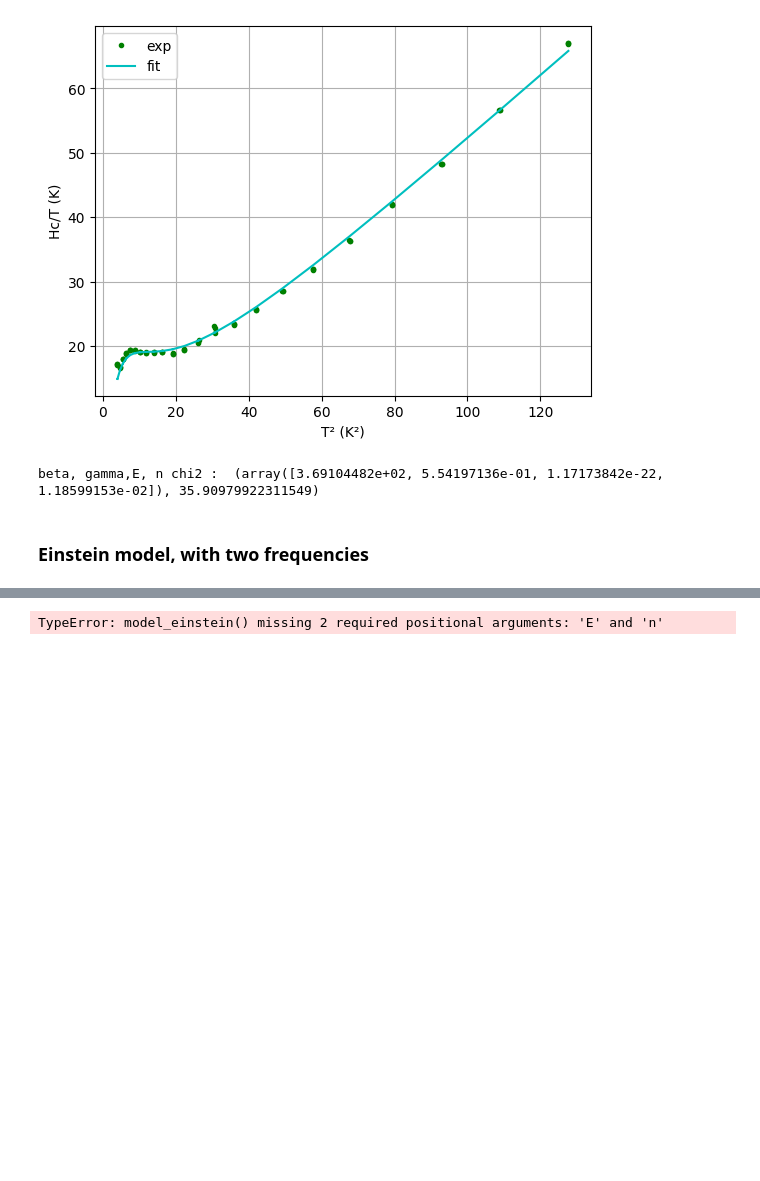
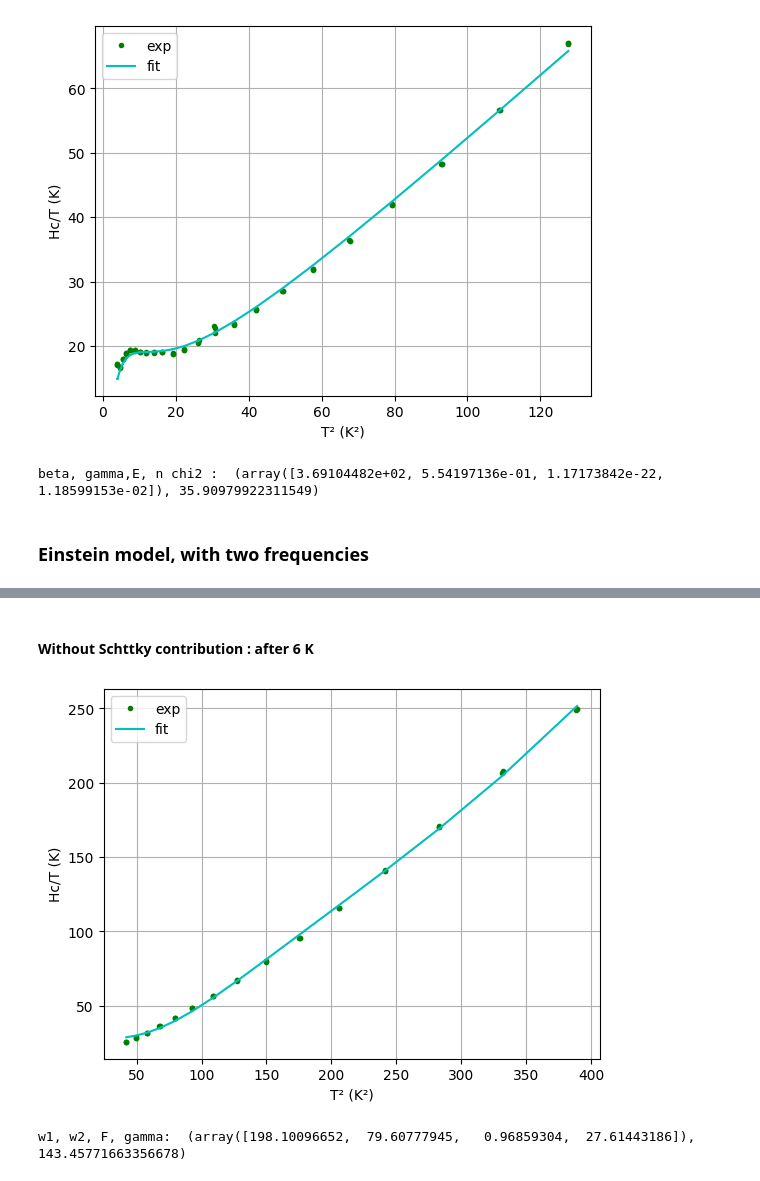
Before and after one commit to Gamal-on/YBCO, a Jupyter notebook: results_YBCO_HPHT.ipynb, the cells around one changed output, grey strips where cells are left out. Cells and saved outputs as stored; diff of their text form; code cells hidden in the pictures; blank space fills up the shorter version.

```diff
--- a/results_YBCO_HPHT.ipynb
+++ b/results_YBCO_HPHT.ipynb
@@ -230,9 +222,12 @@ AttributeError: module 'model' has no attribute 'model_einstein_schottky'
+# %% [markdown]
+#### Without Schttky contribution : after 6 K
 # %%
-# Between 36 and 900 K² (6K-30K) - after Schottky
+# Between 36 and 400 K² (6K-40K) - after Schottky
 
-#Between 0 and 30 K
+#Between 6 and 20 K
 
-print("w1, w2, F, gamma: ", gd.plot_fit_gradient(cnt.squared_temperature_HPHT, cnt.hc_div_temp_HPHT, 36, 900,
-                           model.model_einstein, gd.curve_fit, ([150, 30, 0.5, 0], [210, 100, 1, 10])))
+print("w1, w2, F, gamma: ", gd.plot_fit_gradient(cnt.squared_temperature_HPHT, cnt.hc_div_temp_HPHT, 36, 400,
+                           model.model_einstein, gd.curve_fit, ([50, 30, 0.5, 0], [300, 150, 1, 100])))
 # %% [output]
+[figure, added]
-TypeError: model_einstein() missing 2 required positional arguments: 'E' and 'n'
+w1, w2, F, gamma:  (array([198.10096652,  79.60777945,   0.96859304,  27.61443186]), 143.45771663356678)
```
Also changed, not shown: parts of 5 cells of this notebook.
